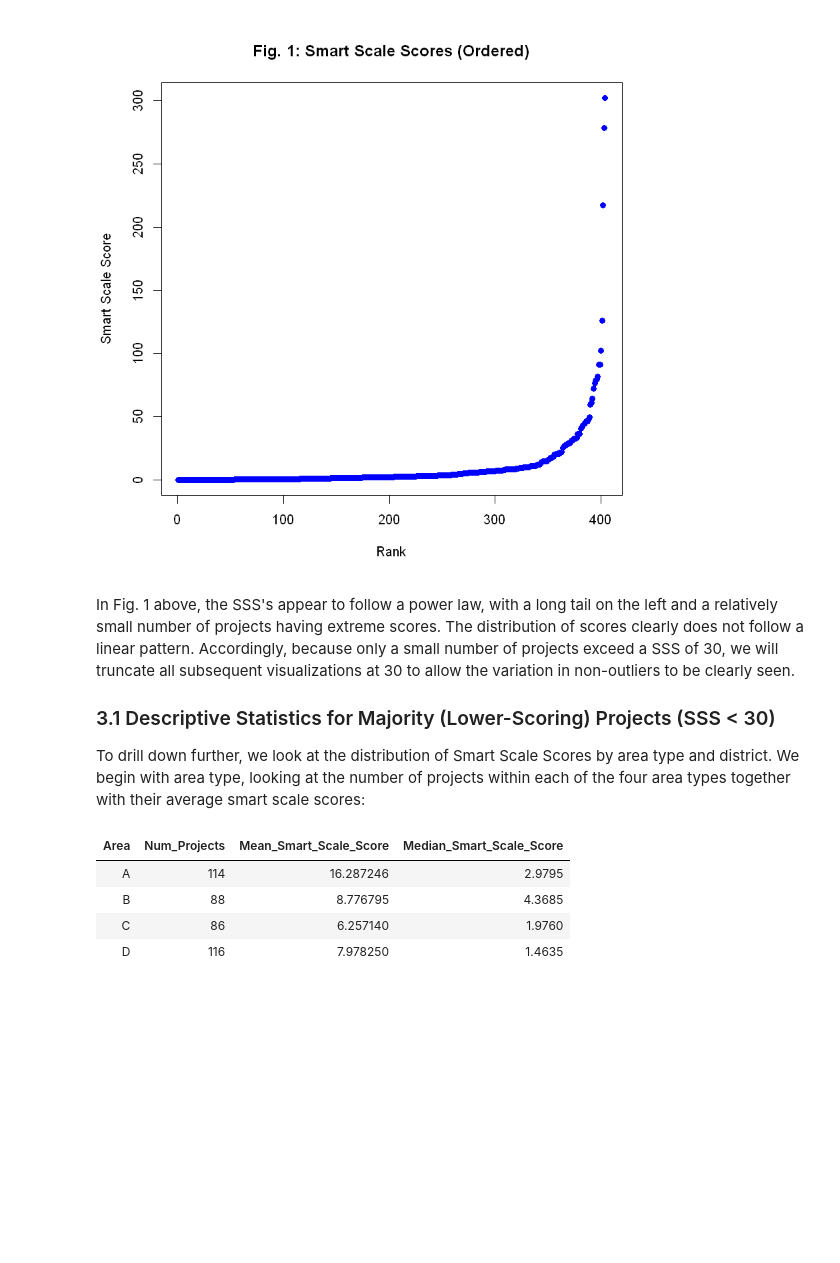
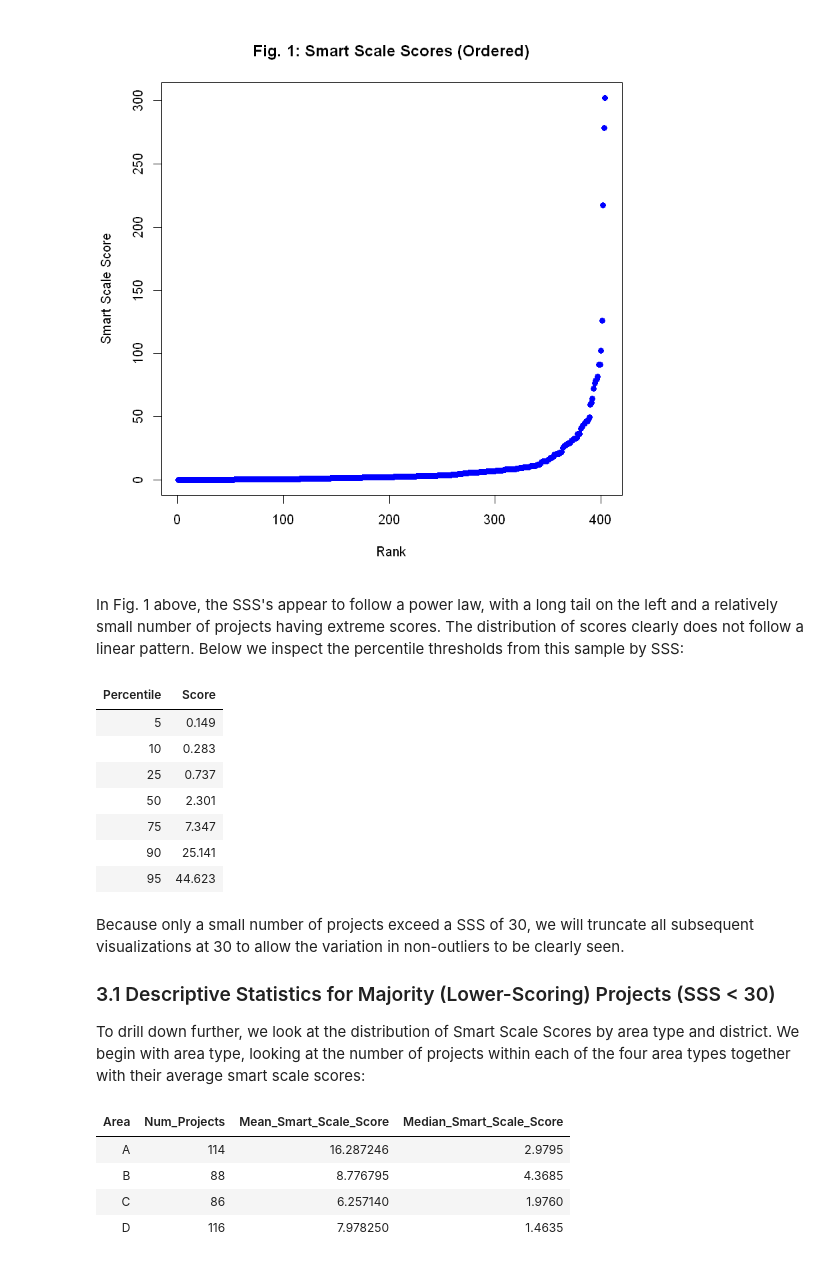
Before and after one commit to chrisgarcia001/Little-Projects, a Jupyter notebook: smart_scale/Smart-Scale-Analysis.ipynb, the cells around one changed output. Cells and saved outputs as stored; diff of their text form; code cells hidden in the pictures; blank space fills up the shorter version.

```diff
--- a/smart_scale/Smart-Scale-Analysis.ipynb
+++ b/smart_scale/Smart-Scale-Analysis.ipynb
@@ -130,8 +126,25 @@ plot(1:length(sort(data$SMART.SCALE.Score)), sort(data$SMART.SCALE.Score), col='
      xlab='Rank', ylab='Smart Scale Score', main='Fig. 1: Smart Scale Scores (Ordered)')
 # %% [output]
 [figure]
+# %% [markdown]
+In Fig. 1 above, the SSS's appear to follow a power law, with a long tail on the left and a relatively small number of projects having extreme scores. The distribution of scores clearly does not follow a linear pattern. Below we inspect the percentile thresholds from this sample by SSS:
+# %%
+sss.ord <- sort(data$SMART.SCALE.Score)
+percentiles <- c(0.05, 0.1, 0.25, 0.5, 0.75, 0.9, 0.95)
+cut.scores <- sapply(percentiles, function(p){sss.ord[ceiling(p * nrow(data))]})
+percentile.cutoffs <- data.frame(Percentile=100 * percentiles, Score=cut.scores)
+percentile.cutoffs
+# %% [output]
+| Percentile | Score |
+| 5 | 0.149 |
+| 10 | 0.283 |
+| 25 | 0.737 |
+| 50 | 2.301 |
+| 75 | 7.347 |
+| 90 | 25.141 |
+| 95 | 44.623 |
 # %% [markdown]
-In Fig. 1 above, the SSS's appear to follow a power law, with a long tail on the left and a relatively small number of projects having extreme scores. The distribution of scores clearly does not follow a linear pattern. Accordingly, because only a small number of projects exceed a SSS of 30, we will truncate all subsequent visualizations at 30 to allow the variation in non-outliers to be clearly seen.
+Because only a small number of projects exceed a SSS of 30, we will truncate all subsequent visualizations at 30 to allow the variation in non-outliers to be clearly seen.
 
 ### 3.1 Descriptive Statistics for Majority (Lower-Scoring) Projects (SSS < 30)
 
```
Also changed, not shown: parts of 12 cells of this notebook, 4 other files.
